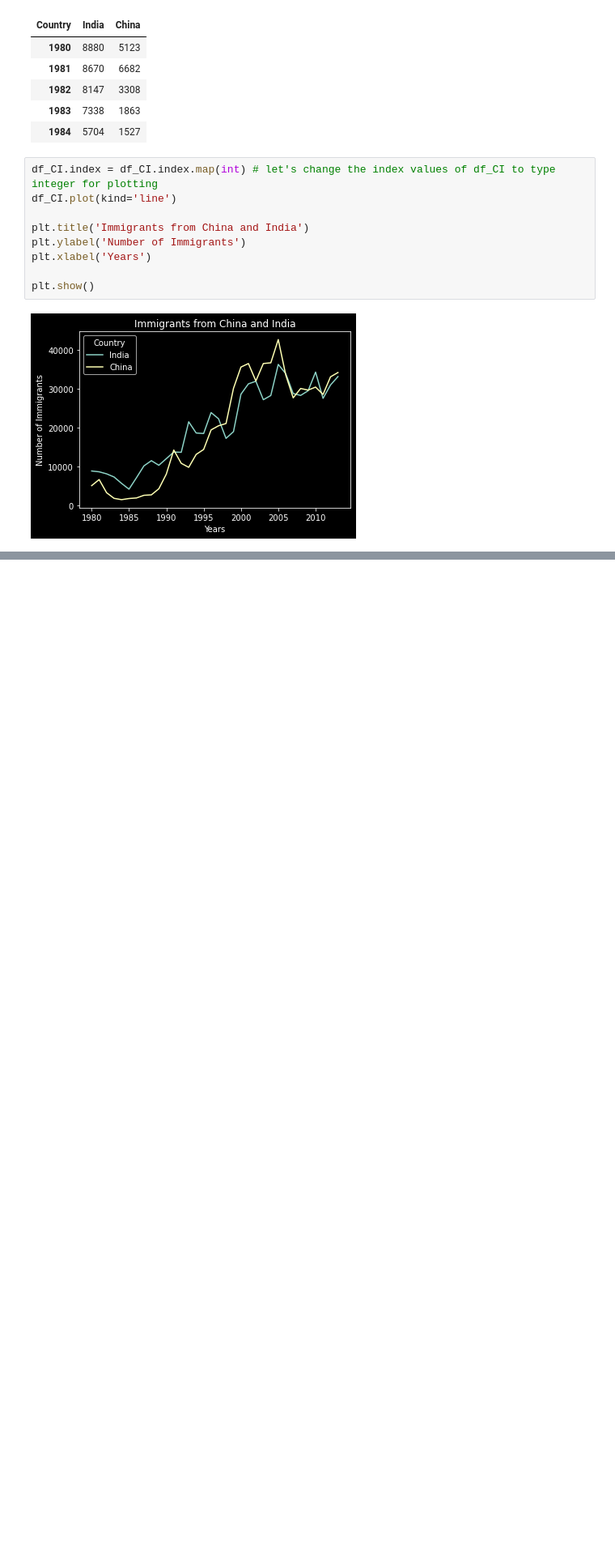
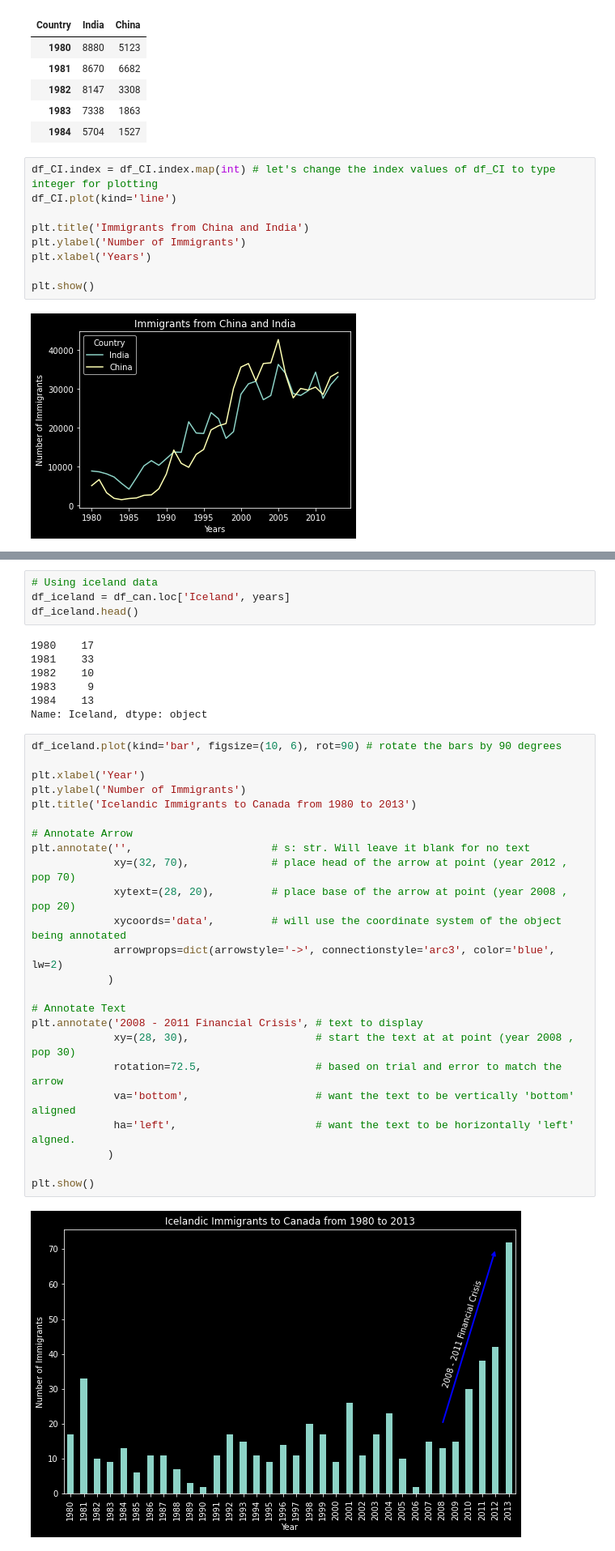
Before and after one commit to Achan40/CanadaDataVisual, a Jupyter notebook: files/CanadaDatPlots.ipynb, the cells around one changed output, grey strips where cells are left out. Shown: that part at 81% size. Cells and saved outputs as stored; diff of their text form; blank space fills up the shorter version.

```diff
--- a/files/CanadaDatPlots.ipynb
+++ b/files/CanadaDatPlots.ipynb
@@ -233,0 +319,37 @@ plt.show()
+# %%
+# Using iceland data
+df_iceland = df_can.loc['Iceland', years]
+df_iceland.head()
+# %% [output]
+1980    17
+1981    33
+1982    10
+1983     9
+1984    13
+Name: Iceland, dtype: object
+# %%
+df_iceland.plot(kind='bar', figsize=(10, 6), rot=90) # rotate the bars by 90 degrees
+
+plt.xlabel('Year')
+plt.ylabel('Number of Immigrants')
+plt.title('Icelandic Immigrants to Canada from 1980 to 2013')
+
+# Annotate Arrow
+plt.annotate('',                      # s: str. Will leave it blank for no text
+             xy=(32, 70),             # place head of the arrow at point (year 2012 , pop 70)
+             xytext=(28, 20),         # place base of the arrow at point (year 2008 , pop 20)
+             xycoords='data',         # will use the coordinate system of the object being annotated
+             arrowprops=dict(arrowstyle='->', connectionstyle='arc3', color='blue', lw=2)
+            )
+
+# Annotate Text
+plt.annotate('2008 - 2011 Financial Crisis', # text to display
+             xy=(28, 30),                    # start the text at at point (year 2008 , pop 30)
+             rotation=72.5,                  # based on trial and error to match the arrow
+             va='bottom',                    # want the text to be vertically 'bottom' aligned
+             ha='left',                      # want the text to be horizontally 'left' algned.
+            )
+
+plt.show()
+# %% [output]
+[figure, added]
```
Also changed, not shown: parts of 23 cells of this notebook.
